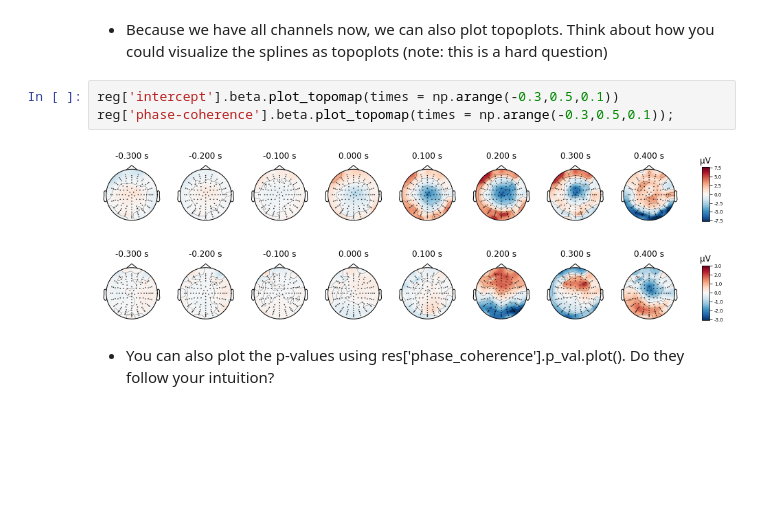
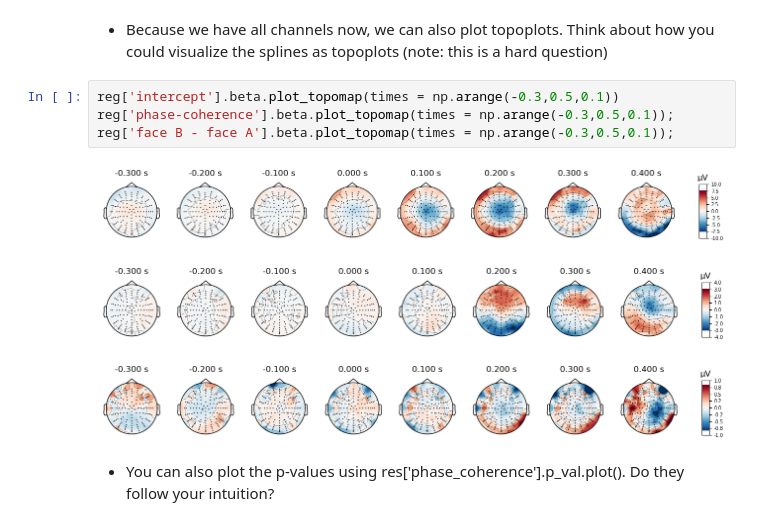
Before and after one commit to s-ccs/course_EEG, a Jupyter notebook: exercises/solutions/ex7_encoding.ipynb, the cells around one changed output. Drawn from its saved outputs; the diff is of its cells as text; blank space fills up the shorter version.

```diff
--- a/exercises/solutions/ex7_encoding.ipynb
+++ b/exercises/solutions/ex7_encoding.ipynb
@@ -332,9 +342,11 @@ reg['phase-coherence'].beta.plot();
 # %%
 reg['intercept'].beta.plot_topomap(times = np.arange(-0.3,0.5,0.1))
 reg['phase-coherence'].beta.plot_topomap(times = np.arange(-0.3,0.5,0.1));
+reg['face B - face A'].beta.plot_topomap(times = np.arange(-0.3,0.5,0.1));
 # %% [output]
-[figure, old version]
+[figure, new version]
-[figure, old version]
+[figure, new version]
+[figure, added]
 # %% [markdown]
 - You can also plot the p-values using res['phase_coherence'].p_val.plot(). Do they follow your intuition?
 # %%
```
Also changed, not shown: parts of 24 cells of this notebook, 3 other files.
